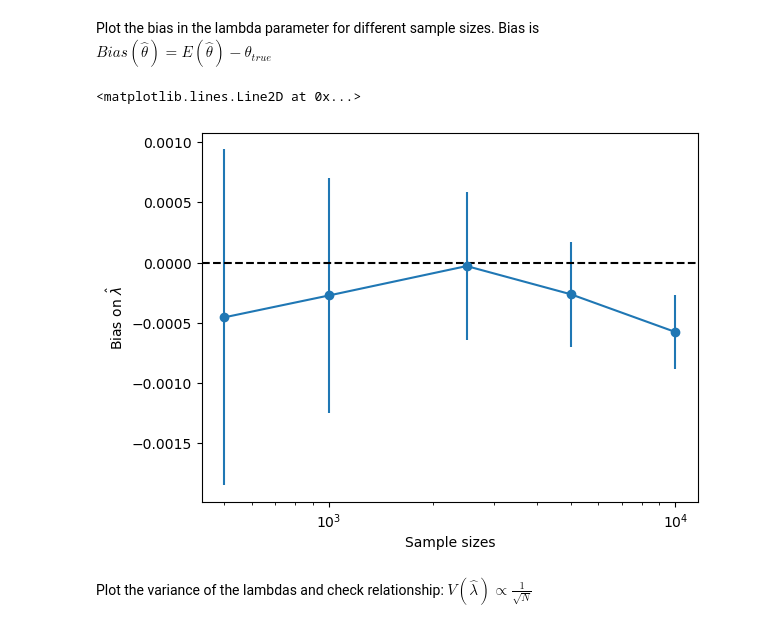
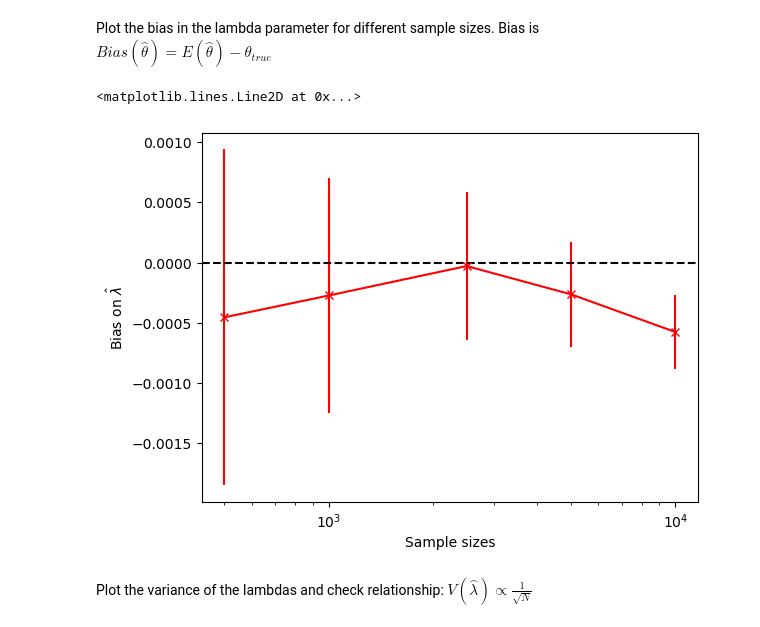
Before and after one commit to elizabethsztan/DIS_S1, a Jupyter notebook: s1_coursework.ipynb, the cells around one changed output. Drawn from its saved outputs; the diff is of its cells as text; code cells hidden in the pictures.

```diff
--- a/s1_coursework.ipynb
+++ b/s1_coursework.ipynb
@@ -729,14 +729,14 @@ lmbdas_mean, lmbdas_std = np.array(get_lmbdas_mean(data_list))
 lmbdas_bias = lmbdas_mean - fitted_values[5]
 # %%
 #plt.plot(N_sample, lmbdas_bias, ls = '-')
-plt.errorbar(N_sample, lmbdas_bias, yerr = lmbdas_std, fmt = 'o', ls = '-')
+plt.errorbar(N_sample, lmbdas_bias, yerr = lmbdas_std, fmt = 'rx', ls = '-')
 plt.xscale('log')
 plt.ylabel(r'Bias on $\hat{\lambda}$')
 plt.xlabel('Sample sizes')
 plt.axhline(y=0, color = 'black', ls = '--')
 # %% [output]
 <matplotlib.lines.Line2D at 0x...>
-[figure, old version]
+[figure, new version]
 # %% [markdown]
 Plot the variance of the lambdas and check relationship: $V(\hat{\lambda}) \propto \frac{1}{\sqrt{N}}$
 # %%
```
Also changed, not shown: parts of 5 cells of this notebook.
